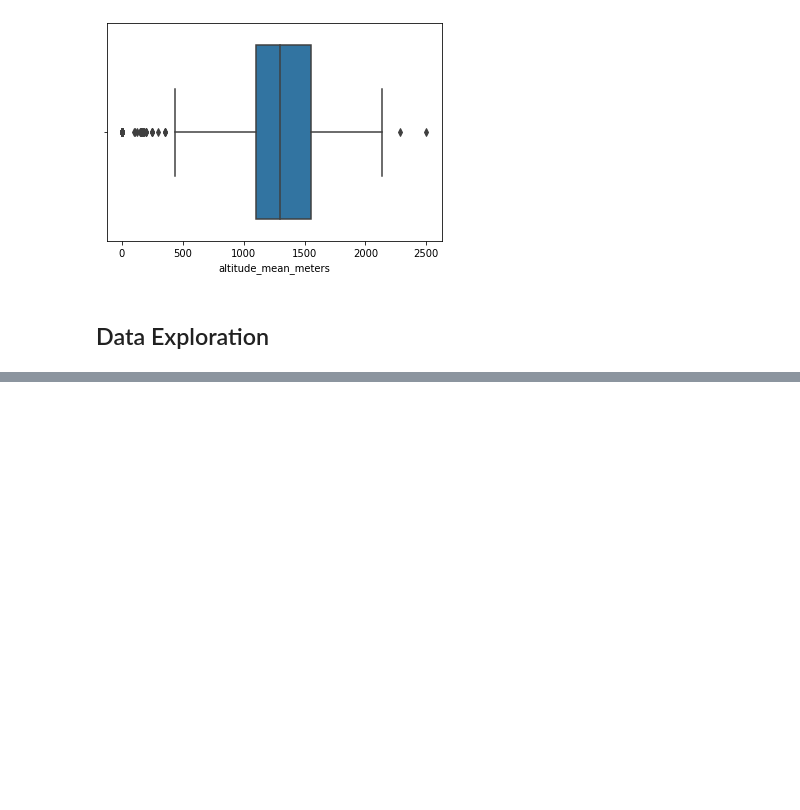
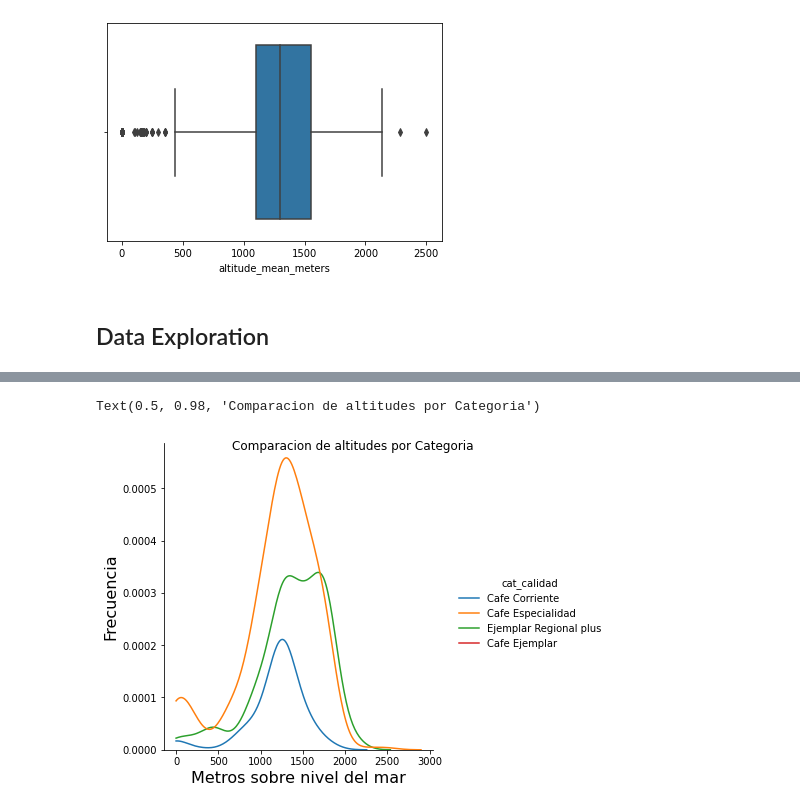
Before and after one commit to jagg2994/Cafe-dataset, a Jupyter notebook: notebook.ipynb, the cells around one changed output, grey strips where cells are left out. Cells and saved outputs as stored; diff of their text form; code cells hidden in the pictures; blank space fills up the shorter version.

```diff
--- a/notebook.ipynb
+++ b/notebook.ipynb
@@ -286,0 +283,15 @@ ValueError: operands could not be broadcast together with shape (5,) (4,)
+# %%
+fig = sns.displot(
+    data=df,
+    x="altitude_mean_meters",
+    hue="cat_calidad",
+    kind='kde',
+    clip=(0, 3000))
+
+
+plt.ylabel('Frecuencia', fontsize=16)
+plt.xlabel('Metros sobre nivel del mar', fontsize=16)
+plt.suptitle('Comparacion de altitudes por Categoria')
+# %% [output]
+Text(0.5, 0.98, 'Comparacion de altitudes por Categoria')
+[figure, added]
```
Also changed, not shown: parts of 9 cells of this notebook, 1 other file.
